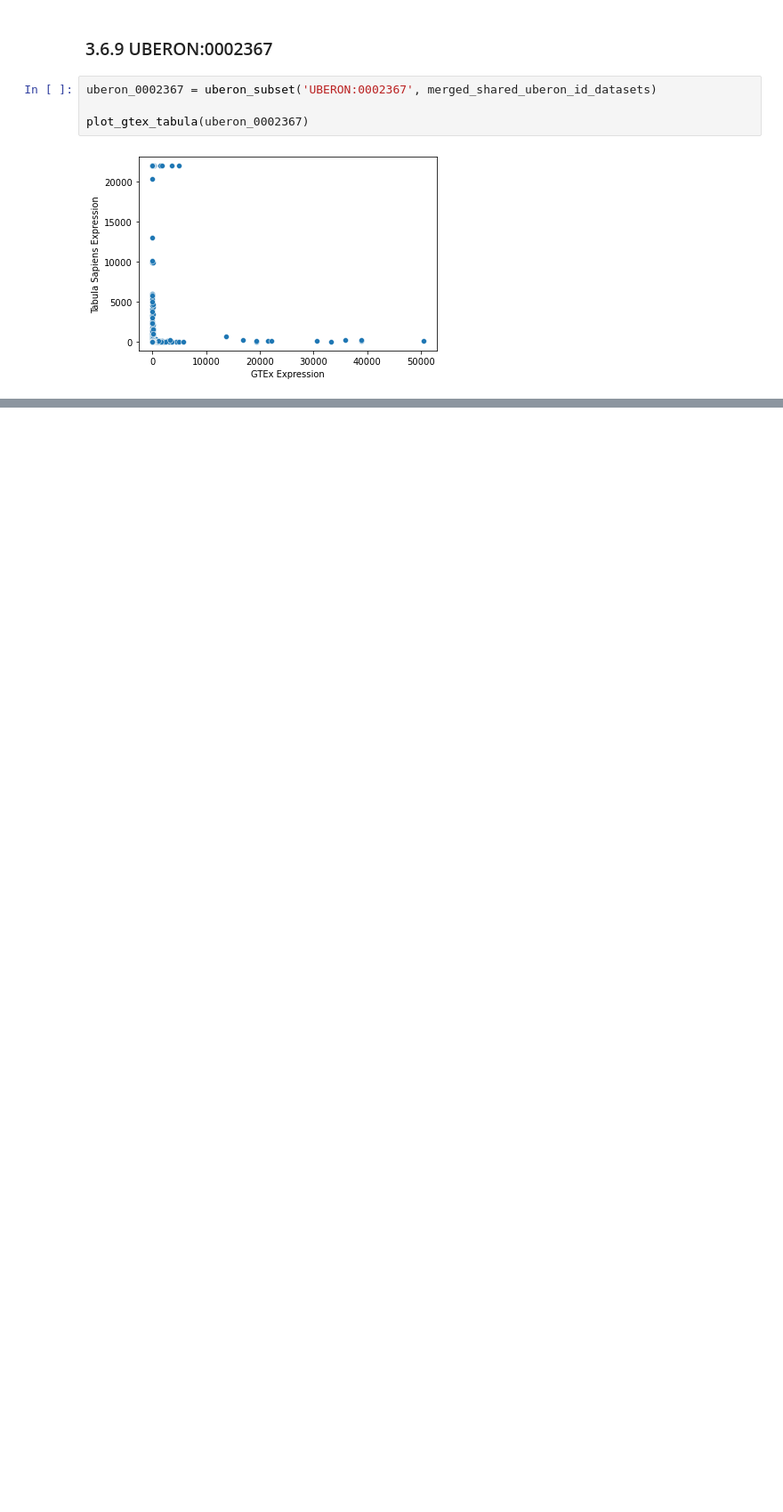
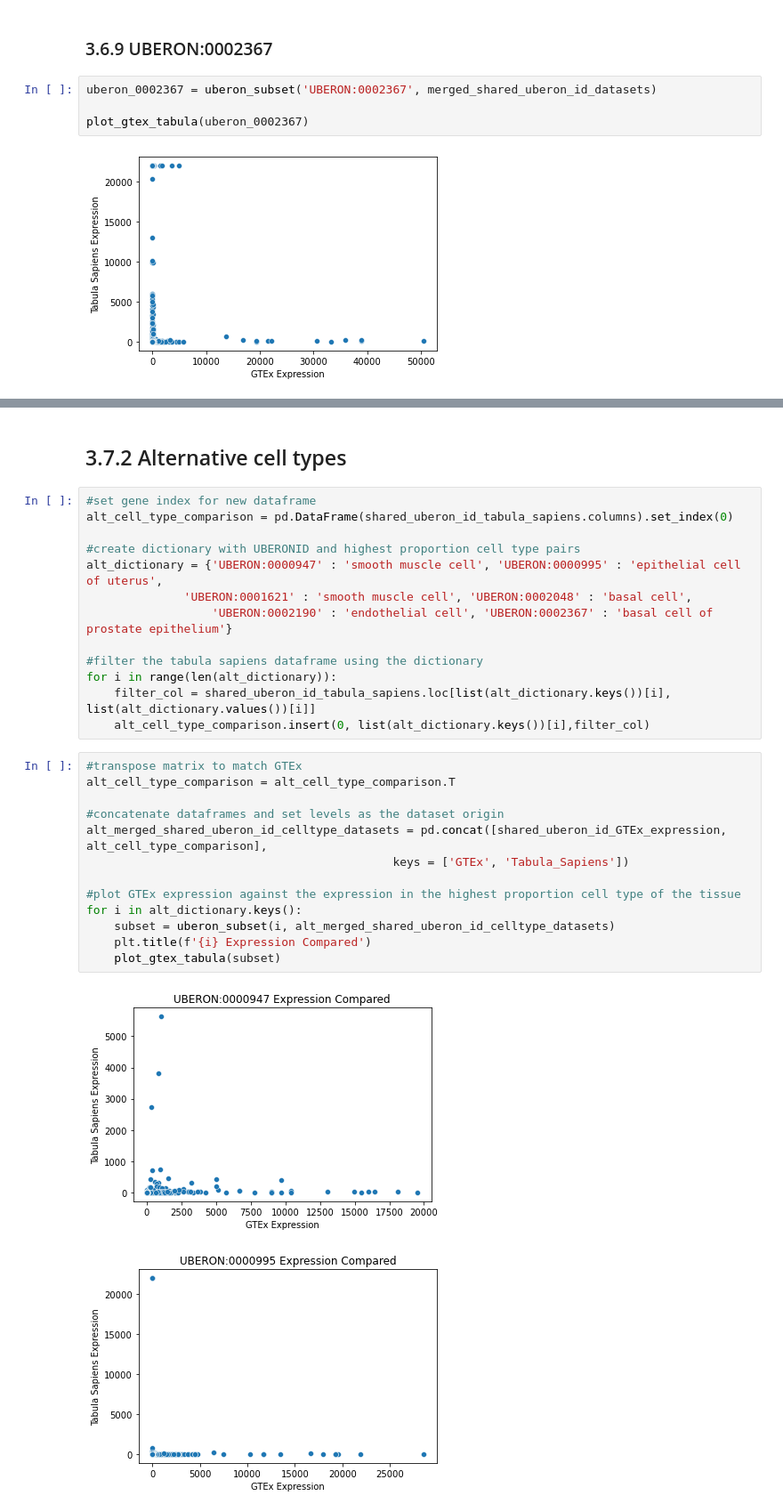
Before and after one commit to opentargets/baseline-expression, a Jupyter notebook: Tabula Sapiens Comparison with Bulk RNA-seq Expression Data.ipynb, the cells around one changed output, grey strips where cells are left out. Shown at 89% size. Saved outputs shown, nothing was run; the diff lists cells and outputs as text; blank space fills up the shorter version.

```diff
--- a/Tabula Sapiens Comparison with Bulk RNA-seq Expression Data.ipynb
+++ b/Tabula Sapiens Comparison with Bulk RNA-seq Expression Data.ipynb
@@ -741,0 +862,31 @@ Does the order matter for the calculation of correlation across the genes for ea
+# %% [markdown]
+## 3.7.2 Alternative cell types
+# %%
+#set gene index for new dataframe
+alt_cell_type_comparison = pd.DataFrame(shared_uberon_id_tabula_sapiens.columns).set_index(0)
+
+#create dictionary with UBERONID and highest proportion cell type pairs
+alt_dictionary = {'UBERON:0000947' : 'smooth muscle cell', 'UBERON:0000995' : 'epithelial cell of uterus',
+              'UBERON:0001621' : 'smooth muscle cell', 'UBERON:0002048' : 'basal cell',
+                  'UBERON:0002190' : 'endothelial cell', 'UBERON:0002367' : 'basal cell of prostate epithelium'}
+
+#filter the tabula sapiens dataframe using the dictionary
+for i in range(len(alt_dictionary)):
+    filter_col = shared_uberon_id_tabula_sapiens.loc[list(alt_dictionary.keys())[i], list(alt_dictionary.values())[i]]
+    alt_cell_type_comparison.insert(0, list(alt_dictionary.keys())[i],filter_col)
+# %%
+#transpose matrix to match GTEx
+alt_cell_type_comparison = alt_cell_type_comparison.T
+
+#concatenate dataframes and set levels as the dataset origin
+alt_merged_shared_uberon_id_celltype_datasets = pd.concat([shared_uberon_id_GTEx_expression, alt_cell_type_comparison],
+                                            keys = ['GTEx', 'Tabula_Sapiens'])
+
+#plot GTEx expression against the expression in the highest proportion cell type of the tissue
+for i in alt_dictionary.keys():
+    subset = uberon_subset(i, alt_merged_shared_uberon_id_celltype_datasets)
+    plt.title(f'{i} Expression Compared')
+    plot_gtex_tabula(subset)
+# %% [output]
+[figure, added]
+[figure, added]
```
Also changed, not shown: parts of 145 cells of this notebook.
